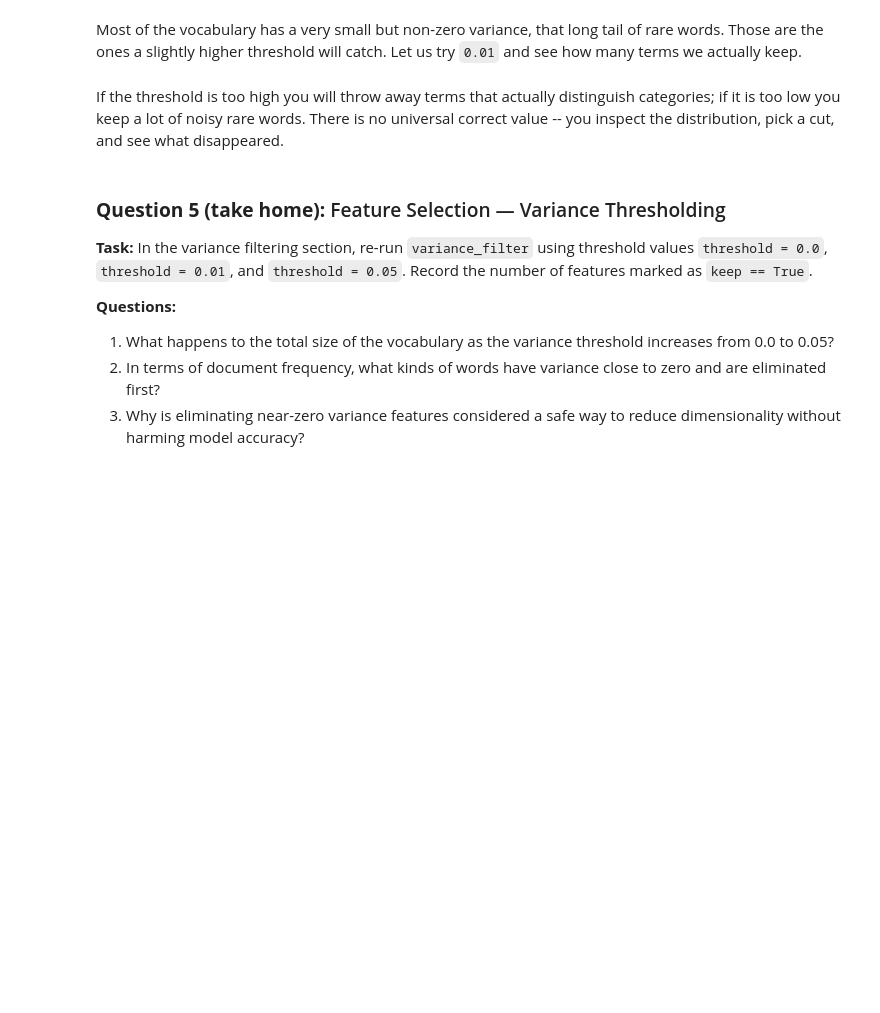
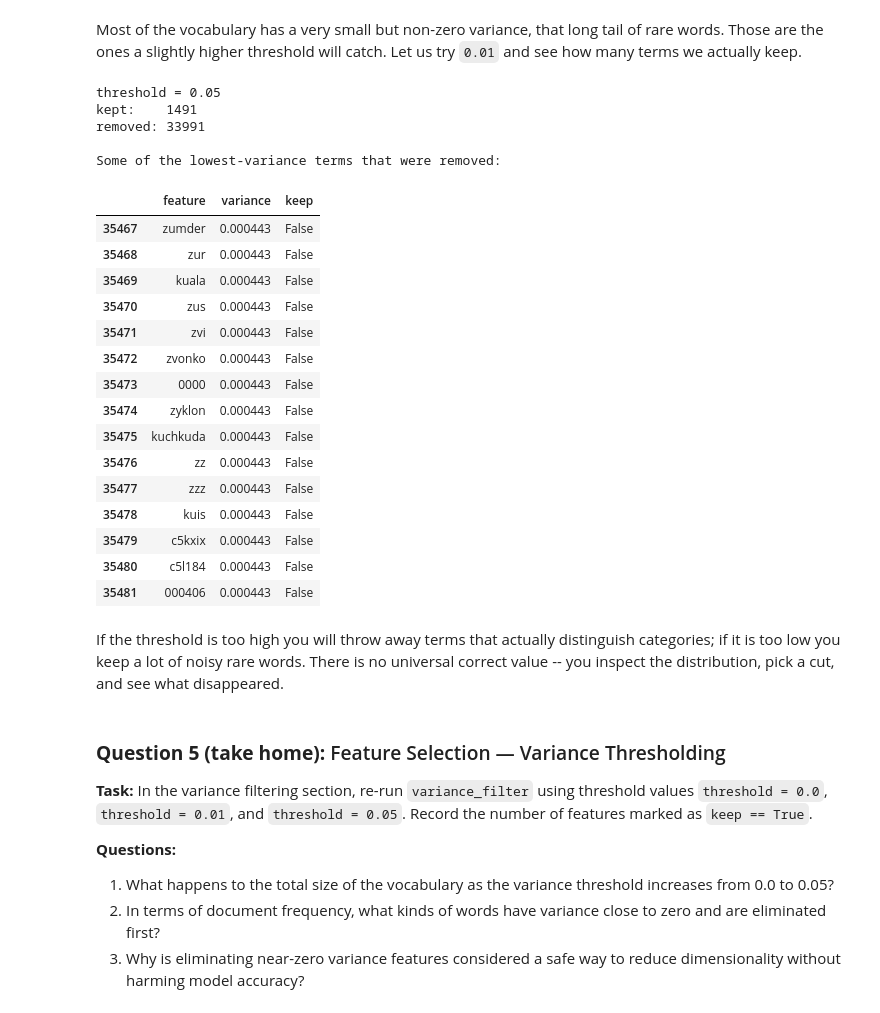
Before and after one commit to YJC714/DM2026-Lab1-Exercise, a Jupyter notebook: DM2026-Lab1-Master.ipynb, the cells around one changed output. Saved outputs shown, nothing was run; the diff lists cells and outputs as text; code cells hidden in the pictures; blank space fills up the shorter version.

```diff
--- a/DM2026-Lab1-Master.ipynb
+++ b/DM2026-Lab1-Master.ipynb
@@ -1302,16 +1508,38 @@ var_df["variance"].describe()
 # %% [markdown]
 Most of the vocabulary has a very small but non-zero variance, that long tail of rare words. Those are the ones a slightly higher threshold will catch. Let us try `0.01` and see how many terms we actually keep.
 # %%
-threshold = 0.01 # Question 5: vary this value accordingly
+threshold = 0.05 # Question 5: vary this value accordingly
 var_df_f = variance_filter(X_counts, feature_names, threshold=threshold)
 kept = var_df_f[var_df_f["keep"]]
 removed = var_df_f[~var_df_f["keep"]]
 
 print(f"threshold = {threshold}")
 print(f"kept:    {len(kept)}")
 print(f"removed: {len(removed)}")
 print("\nSome of the lowest-variance terms that were removed:")
 removed.tail(15)
+# %% [output]
+threshold = 0.05
+kept:    1491
+removed: 33991
+
+Some of the lowest-variance terms that were removed:
+|  | feature | variance | keep |
+| 35467 | zumder | 0.000443 | False |
+| 35468 | zur | 0.000443 | False |
+| 35469 | kuala | 0.000443 | False |
+| 35470 | zus | 0.000443 | False |
+| 35471 | zvi | 0.000443 | False |
+| 35472 | zvonko | 0.000443 | False |
+| 35473 | 0000 | 0.000443 | False |
+| 35474 | zyklon | 0.000443 | False |
+| 35475 | kuchkuda | 0.000443 | False |
+| 35476 | zz | 0.000443 | False |
+| 35477 | zzz | 0.000443 | False |
+| 35478 | kuis | 0.000443 | False |
+| 35479 | c5kxix | 0.000443 | False |
+| 35480 | c5l184 | 0.000443 | False |
+| 35481 | 000406 | 0.000443 | False |
 # %% [markdown]
 If the threshold is too high you will throw away terms that actually distinguish categories; if it is too low you keep a lot of noisy rare words. There is no universal correct value -- you inspect the distribution, pick a cut, and see what disappeared.
 # %% [markdown]
```
Also changed, not shown: parts of 29 cells of this notebook, 4 other files.
